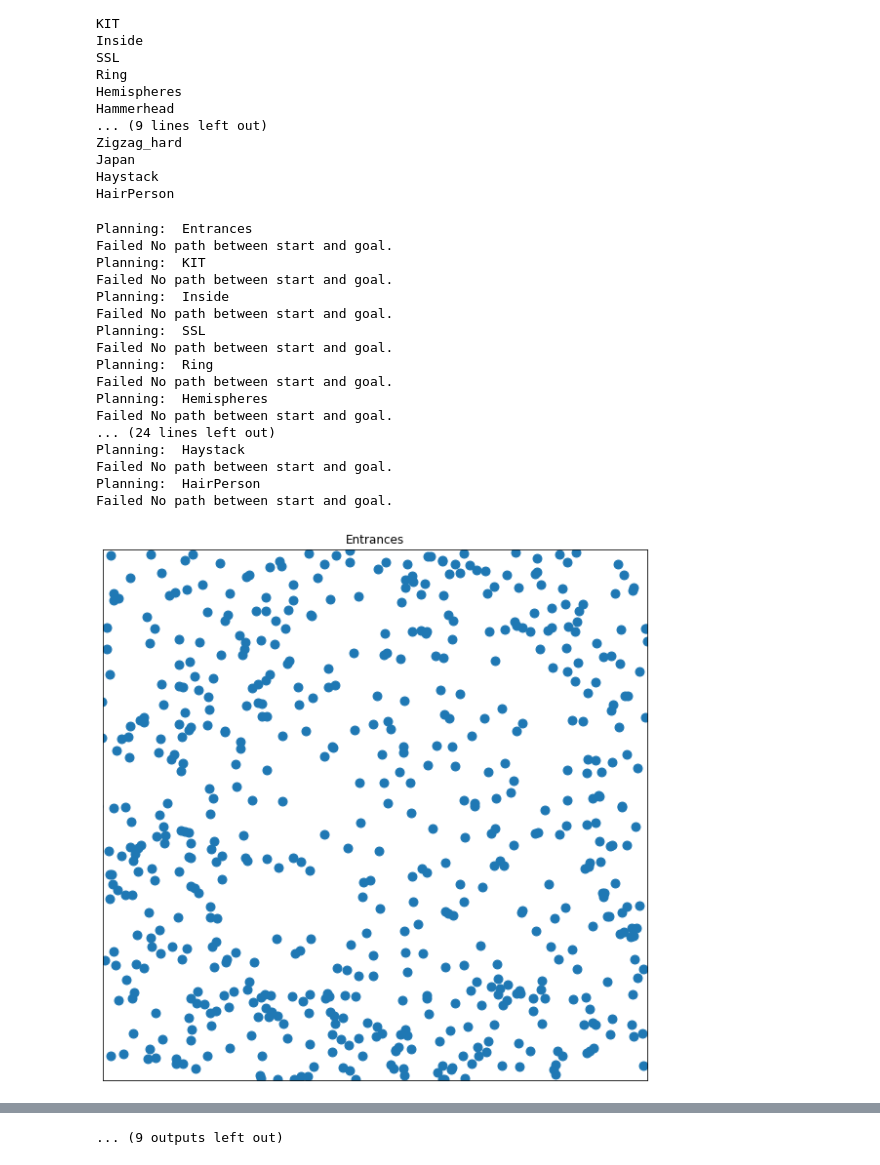
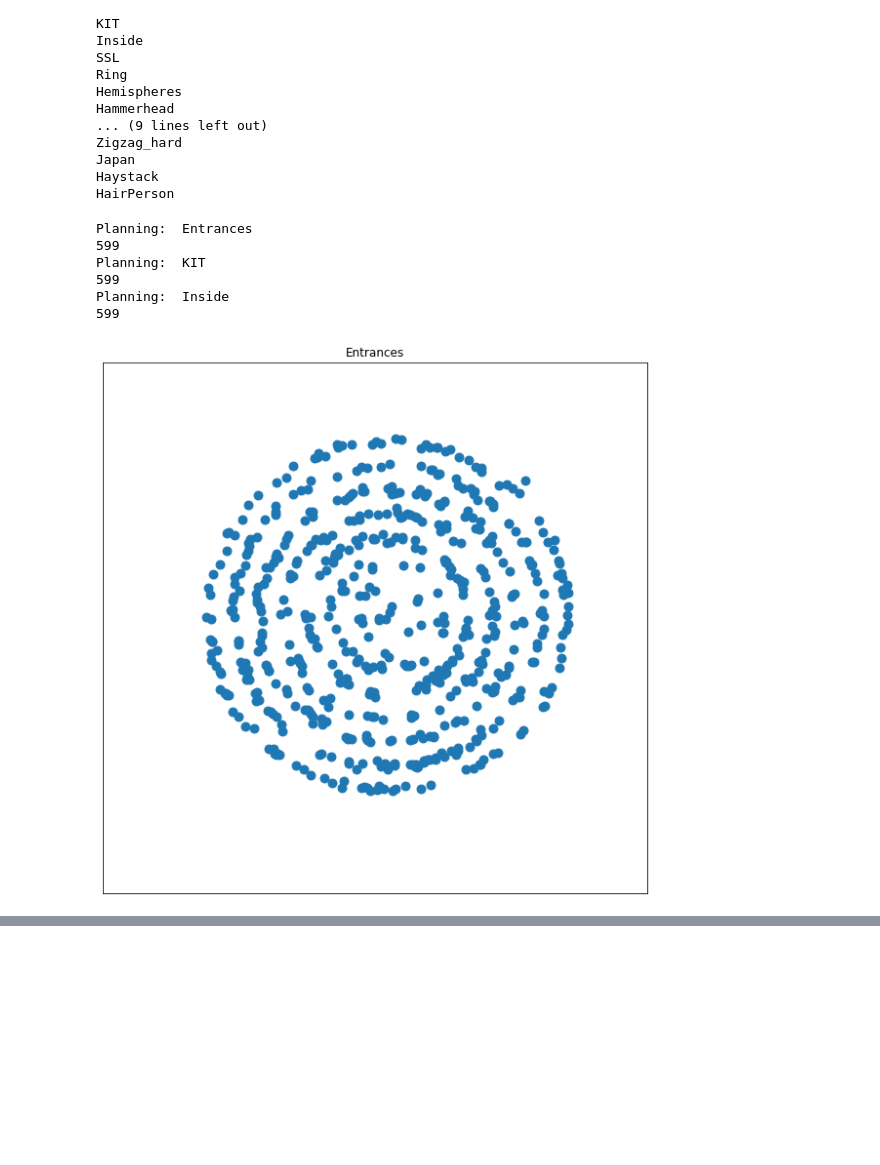
Before and after one commit to Keypos/Roboterprogrammierung_Projektarbeit, a Jupyter notebook: Aufgabe1_Bridge.ipynb, the cells around one changed output, grey strips where cells are left out. Cells and saved outputs as stored; diff of their text form; code cells hidden in the pictures; blank space fills up the shorter version.

Commit message:
neue zelle mit simple_bridge

```diff
--- a/Aufgabe1_Bridge.ipynb
+++ b/Aufgabe1_Bridge.ipynb
@@ -42,6 +42,34 @@ def nearestNeighboursX(pos, graph, radius):
          result.append(heapq.heappop(heap))
 
     return result
+# %%
+import random
+
+def simple_Bridge_Sampling(collChecker):
+    limits = collChecker.getEnvironmentLimits()
+    pos = [random.uniform(limit[0],limit[1]) for limit in limits]
+
+    if not collChecker.pointInCollision(pos):
+        return False
+    d = np.random.normal(1,1)
+    pos_x=pos[0]
+    pos_y=pos[1]
+    alpha=random.uniform(0,360)*(math.pi/180) #get an random angle in rad
+    pos2_x=d*math.cos(alpha)+pos_x
+    pos2_y=d*math.sin(alpha)+pos_y
+    pos2=[pos2_x,pos2_y]
+
+    if not collChecker.pointInCollision(pos2):
+        return False
+
+    pos3_x=(pos_x+pos2_x)/2
+    pos3_y=(pos_y+pos2_y)/2
+    pos3=[pos3_x,pos3_y]
+
+    if collChecker.pointInCollision(pos3):
+        return False
+
+    return pos3
 # %%
 import random
 
@@ -106,10 +134,10 @@ def learnRoadmapNearestNeighbour(graph, dim, radius, numNodes, collisionChecker)
         # Generate a 'randomly chosen, free configuration'
         pos=False
         while pos==False:
-            pos = Bridge_Sampeling(collisionChecker)
+            pos = simple_Bridge_Sampling(collisionChecker)
 
         # Find set of candidates to connect to sorted by distance
-        result = nearestNeighboursX(pos, graph, radius)
+        #result = nearestNeighboursX(pos, graph, radius)
 
         # check connection
         graph.add_node(i, pos=pos)
@@ -208,47 +236,36 @@ Japan
 Haystack
 HairPerson
 # %%
-temp_list=IPTestSuite.benchList[5 :]
+temp_list=IPTestSuite.benchList[5:8]
 
 for benchmark in temp_list:
     try:
         print ("Planning: ", benchmark.name)
         collChecker = benchmark.collisionChecker
         G = nx.Graph()
         radius = 3.0
         numNodes = 600
         learnRoadmapNearestNeighbour(G, dim, radius, numNodes, collChecker)
-        solution = findPath(G,benchmark.startList[0],benchmark.goalList[0], collChecker)
-        print(solution, len(solution))
+        #solution = findPath(G,benchmark.startList[0],benchmark.goalList[0], collChecker)
+        #print(solution, len(solution))
         print(len(G.nodes()))
 
     except Exception as e:
         solution = []
         print ("Failed", e)
     # draw the planning
     fig = plt.figure(figsize=(10,10))
     ax = fig.add_subplot(1,1,1)
     limits=collChecker.getEnvironmentLimits()
     ax.set_xlim(limits[0])
     ax.set_ylim(limits[1])
     ax.set_title(benchmark.name)
     basicPRMVisualize(G,collChecker,solution,nodeSize=80,ax=ax)
 # %% [output]
 Planning:  Entrances
-Failed No path between start and goal.
+599
 Planning:  KIT
-Failed No path between start and goal.
+599
 Planning:  Inside
-Failed No path between start and goal.
-Planning:  SSL
-Failed No path between start and goal.
-Planning:  Ring
-Failed No path between start and goal.
-Planning:  Hemispheres
-Failed No path between start and goal.
-... (24 lines left out)
-Planning:  Haystack
-Failed No path between start and goal.
-Planning:  HairPerson
-Failed No path between start and goal.
+599
-[figure, old version]
+[figure, new version]
@@ -265 +273,0 @@ Failed No path between start and goal.
-... (9 outputs left out)
```
Also changed, not shown: parts of 2 cells of this notebook.
